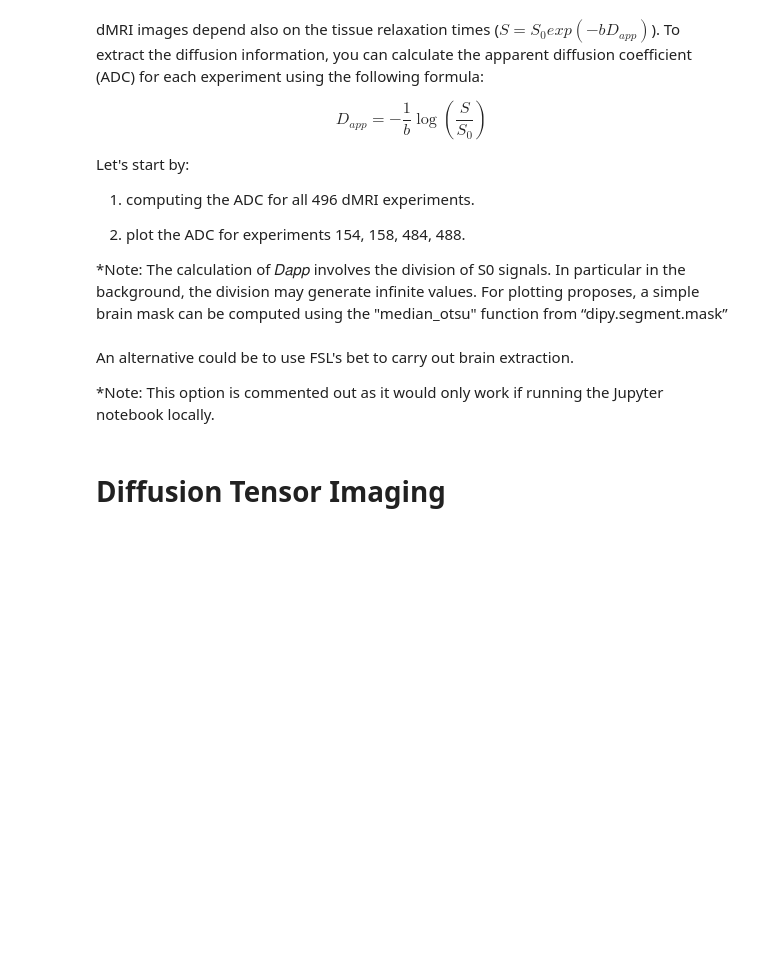
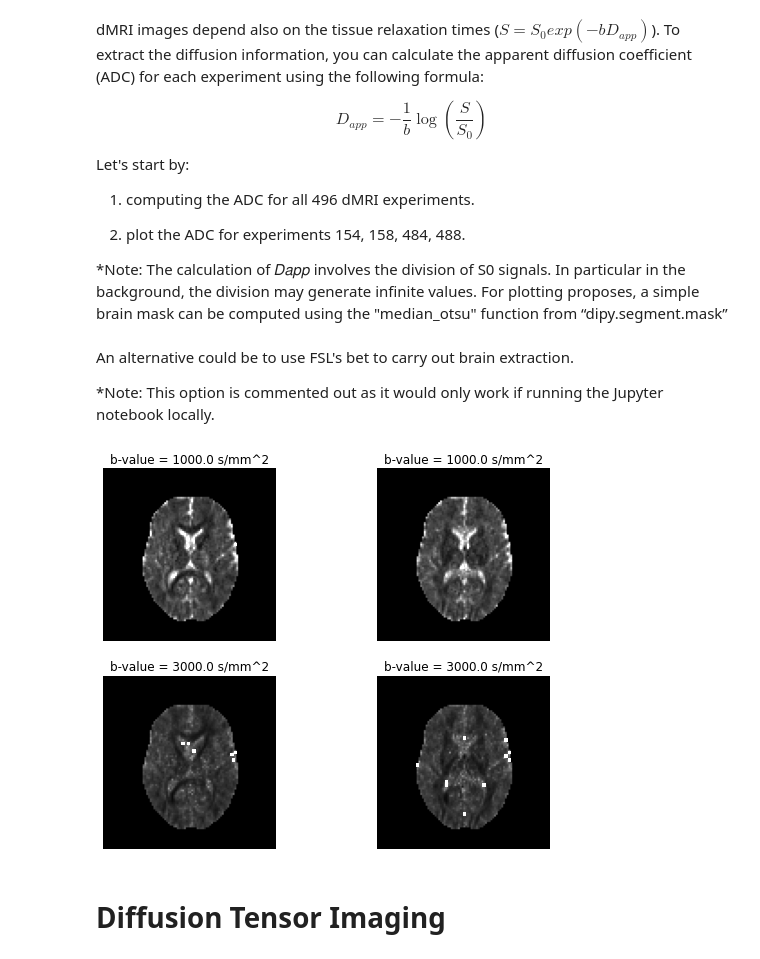
Before and after one commit to ritagnunes/GliMR_dMRIdemo, a Jupyter notebook: GliMR_dMRI_Demo.ipynb, the cells around one changed output. Drawn from its saved outputs; the diff is of its cells as text; code cells hidden in the pictures; blank space fills up the shorter version.

```diff
--- a/GliMR_dMRI_Demo.ipynb
+++ b/GliMR_dMRI_Demo.ipynb
@@ -136,8 +181,8 @@ Let's start by:
 # Extracting a simple brain mask
 from dipy.segment.mask import median_otsu
 
-maskdata, mask = median_otsu(data, vol_idx=range(10, 50), median_radius=3,
-                             numpass=1)
+mask = median_otsu(data, vol_idx=range(10, 50), median_radius=3,
+                             numpass=1)[1]
 # %% [markdown]
 An alternative could be to use FSL's bet to carry out brain extraction.
 
@@ -152,34 +197,36 @@ An alternative could be to use FSL's bet to carry out brain extraction.
 
 # mask_bet, affine = load_nifti('b0brain_mask.nii.gz')
 # %%
-Dapp = np.empty(data.shape)
-for vi in range(0, gtab.bvals.size):
-    b = gtab.bvals[vi]
-    #S = data[..., vi]
-    Dapp[..., vi] = - np.log(data[..., vi] / S0) / b
+sel_exp=[153, 157, 483, 487]
+Dapp = np.empty((96,96,19,4))
+
+for vi in range(0, len(sel_exp)):
+    b = gtab.bvals[sel_exp[vi]]
+    Dapp[..., vi] = - np.log(data[..., sel_exp[vi]] / S0) / b
     Dapp[mask==0, vi] = 0
-    #Dapp[..., vi] = Dapp_i
 
 # Plot middle slice data
 plt.figure(figsize=(9, 7))
 
 plt.subplot(2, 2, 1).set_axis_off()
-plt.imshow(np.rot90(Dapp[..., mid_sli, 153]), cmap='gray', vmin=0, vmax=3e-3)
+plt.imshow(np.rot90(Dapp[..., mid_sli, 0]), cmap='gray', vmin=0, vmax=3e-3)
 plt.title("b-value = {} s/mm^2".format(gtab.bvals[153]))
 
 plt.subplot(2, 2, 2).set_axis_off()
-plt.imshow(np.rot90(Dapp[..., mid_sli, 157]), cmap='gray', vmin=0, vmax=3e-3)
+plt.imshow(np.rot90(Dapp[..., mid_sli, 1]), cmap='gray', vmin=0, vmax=3e-3)
 plt.title("b-value = {} s/mm^2".format(gtab.bvals[157]))
 
 plt.subplot(2, 2, 3).set_axis_off()
-plt.imshow(np.rot90(Dapp[..., mid_sli, 483]), cmap='gray', vmin=0, vmax=3e-3)
+plt.imshow(np.rot90(Dapp[..., mid_sli, 2]), cmap='gray', vmin=0, vmax=3e-3)
 plt.title("b-value = {} s/mm^2".format(gtab.bvals[483]))
 
 plt.subplot(2, 2, 4).set_axis_off()
-plt.imshow(np.rot90(Dapp[..., mid_sli, 487]), cmap='gray', vmin=0, vmax=3e-3)
+plt.imshow(np.rot90(Dapp[..., mid_sli, 3]), cmap='gray', vmin=0, vmax=3e-3)
 plt.title("b-value = {} s/mm^2".format(gtab.bvals[487]))
 
 plt.show()
+# %% [output]
+[figure, added]
 # %% [markdown]
 # Diffusion Tensor Imaging
 # %% [markdown]
```
Also changed, not shown: parts of 19 cells of this notebook.
